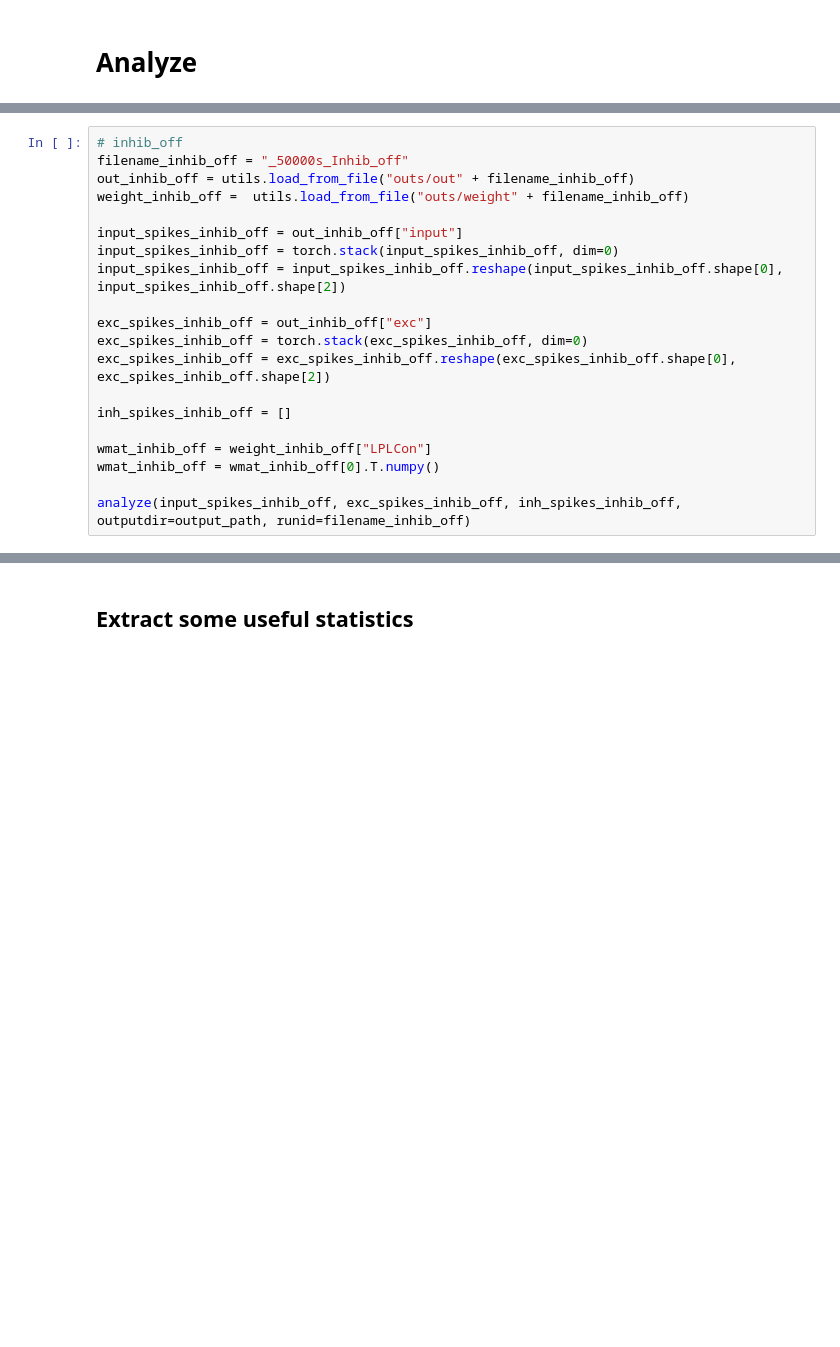
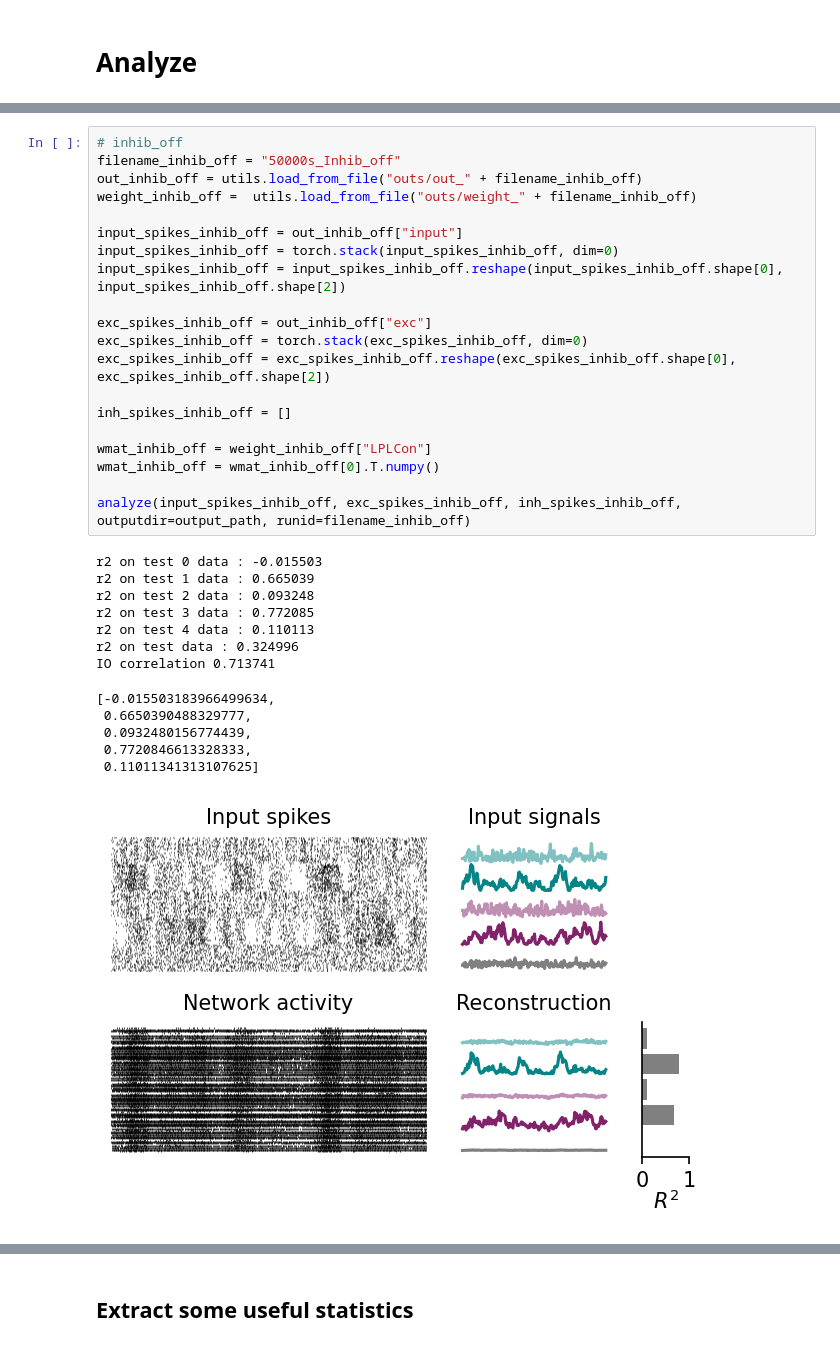
Before and after one commit to tkqtang/sim_lpl_py, a Jupyter notebook: analyze_result.ipynb, the cells around one changed output, grey strips where cells are left out. Cells and saved outputs as stored; diff of their text form; blank space fills up the shorter version.

```diff
--- a/analyze_result.ipynb
+++ b/analyze_result.ipynb
@@ -327,22 +369,36 @@ analyze(input_spikes_hebb_off, exc_spikes_hebb_off, inh_spikes_hebb_off, outputd
 # %%
 # inhib_off
-filename_inhib_off = "_50000s_Inhib_off"
-out_inhib_off = utils.load_from_file("outs/out" + filename_inhib_off)
-weight_inhib_off =  utils.load_from_file("outs/weight" + filename_inhib_off)
+filename_inhib_off = "50000s_Inhib_off"
+out_inhib_off = utils.load_from_file("outs/out_" + filename_inhib_off)
+weight_inhib_off =  utils.load_from_file("outs/weight_" + filename_inhib_off)
 
 input_spikes_inhib_off = out_inhib_off["input"]
 input_spikes_inhib_off = torch.stack(input_spikes_inhib_off, dim=0)
 input_spikes_inhib_off = input_spikes_inhib_off.reshape(input_spikes_inhib_off.shape[0], input_spikes_inhib_off.shape[2])
 
 exc_spikes_inhib_off = out_inhib_off["exc"]
 exc_spikes_inhib_off = torch.stack(exc_spikes_inhib_off, dim=0)
 exc_spikes_inhib_off = exc_spikes_inhib_off.reshape(exc_spikes_inhib_off.shape[0], exc_spikes_inhib_off.shape[2])
 
 inh_spikes_inhib_off = []
 
 wmat_inhib_off = weight_inhib_off["LPLCon"]
 wmat_inhib_off = wmat_inhib_off[0].T.numpy()
 
 analyze(input_spikes_inhib_off, exc_spikes_inhib_off, inh_spikes_inhib_off, outputdir=output_path, runid=filename_inhib_off)
+# %% [output]
+r2 on test 0 data : -0.015503
+r2 on test 1 data : 0.665039
+r2 on test 2 data : 0.093248
+r2 on test 3 data : 0.772085
+r2 on test 4 data : 0.110113
+r2 on test data : 0.324996
+IO correlation 0.713741
+[-0.015503183966499634,
+ 0.6650390488329777,
+ 0.0932480156774439,
+ 0.7720846613328333,
+ 0.11011341313107625]
+[figure, added]
 # %%
 # inhib_fixed
```
Also changed, not shown: parts of 29 cells of this notebook, 1 other file.
